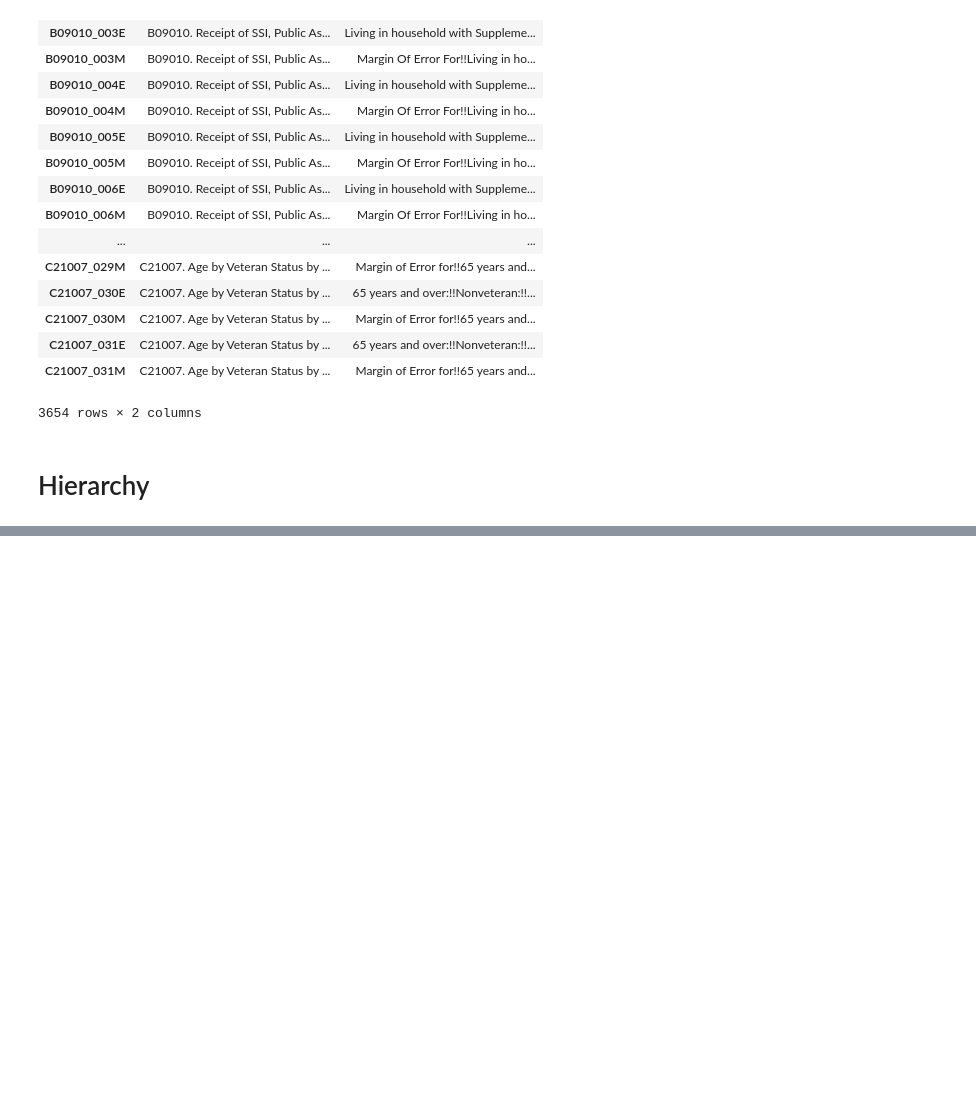
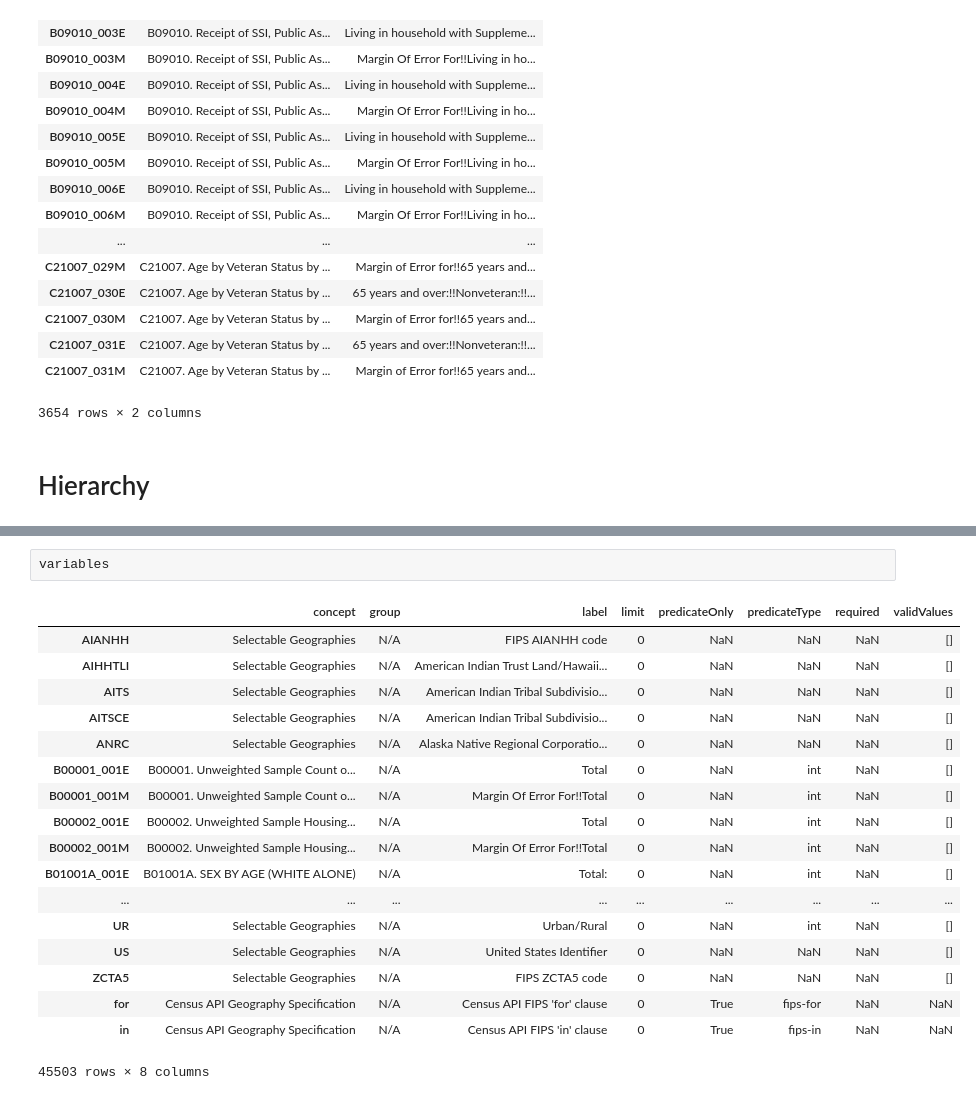
Before and after one commit to pssachdeva/census_viz, a Jupyter notebook: feature_exploration.ipynb, the cells around one changed output, grey strips where cells are left out. Saved outputs shown, nothing was run; the diff lists cells and outputs as text; blank space fills up the shorter version.

```diff
--- a/feature_exploration.ipynb
+++ b/feature_exploration.ipynb
@@ -170,0 +119,21 @@ variables_M.loc['C']
+# %%
+variables
+# %% [output]
+|  | concept | group | label | limit | predicateOnly | predicateType | required | validValues |
+| AIANHH | Selectable Geographies | N/A | FIPS AIANHH code | 0 | NaN | NaN | NaN | [] |
+| AIHHTLI | Selectable Geographies | N/A | American Indian Trust Land/Hawaii... | 0 | NaN | NaN | NaN | [] |
+| AITS | Selectable Geographies | N/A | American Indian Tribal Subdivisio... | 0 | NaN | NaN | NaN | [] |
+| AITSCE | Selectable Geographies | N/A | American Indian Tribal Subdivisio... | 0 | NaN | NaN | NaN | [] |
+| ANRC | Selectable Geographies | N/A | Alaska Native Regional Corporatio... | 0 | NaN | NaN | NaN | [] |
+| B00001_001E | B00001. Unweighted Sample Count o... | N/A | Total | 0 | NaN | int | NaN | [] |
+| B00001_001M | B00001. Unweighted Sample Count o... | N/A | Margin Of Error For!!Total | 0 | NaN | int | NaN | [] |
+| B00002_001E | B00002. Unweighted Sample Housing... | N/A | Total | 0 | NaN | int | NaN | [] |
+| B00002_001M | B00002. Unweighted Sample Housing... | N/A | Margin Of Error For!!Total | 0 | NaN | int | NaN | [] |
+| B01001A_001E | B01001A. SEX BY AGE (WHITE ALONE) | N/A | Total: | 0 | NaN | int | NaN | [] |
+| ... | ... | ... | ... | ... | ... | ... | ... | ... |
+| UR | Selectable Geographies | N/A | Urban/Rural | 0 | NaN | int | NaN | [] |
+| US | Selectable Geographies | N/A | United States Identifier | 0 | NaN | NaN | NaN | [] |
+| ZCTA5 | Selectable Geographies | N/A | FIPS ZCTA5 code | 0 | NaN | NaN | NaN | [] |
+| for | Census API Geography Specification | N/A | Census API FIPS 'for' clause | 0 | True | fips-for | NaN | NaN |
+| in | Census API Geography Specification | N/A | Census API FIPS 'in' clause | 0 | True | fips-in | NaN | NaN |
+45503 rows × 8 columns
```
Also changed, not shown: parts of 7 cells of this notebook, 1 other file.
